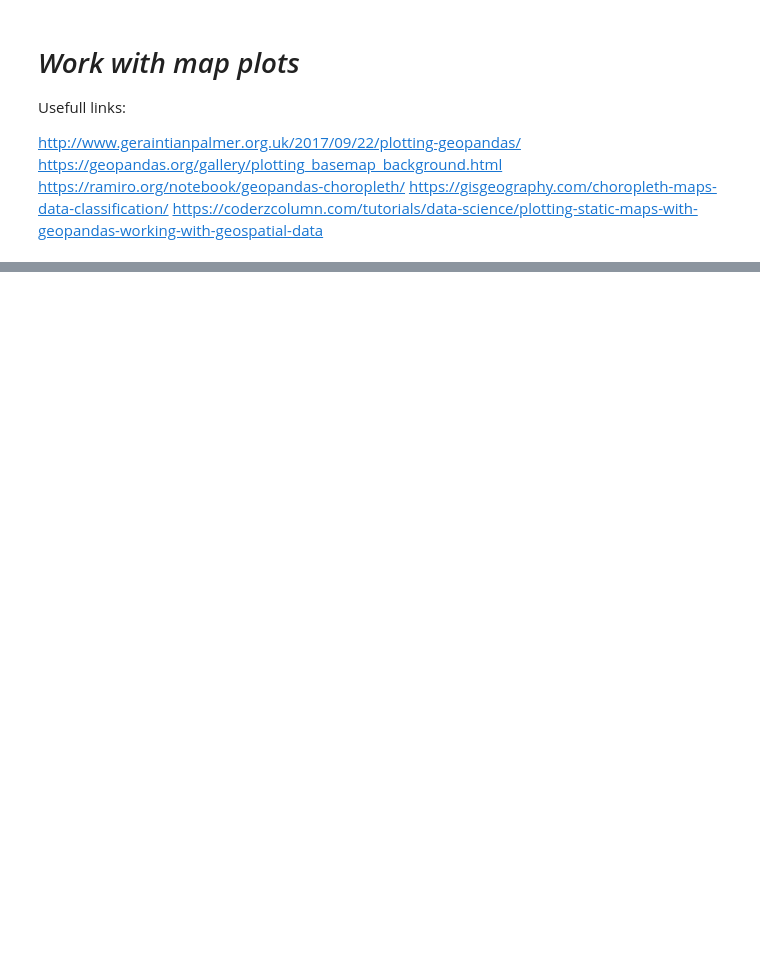
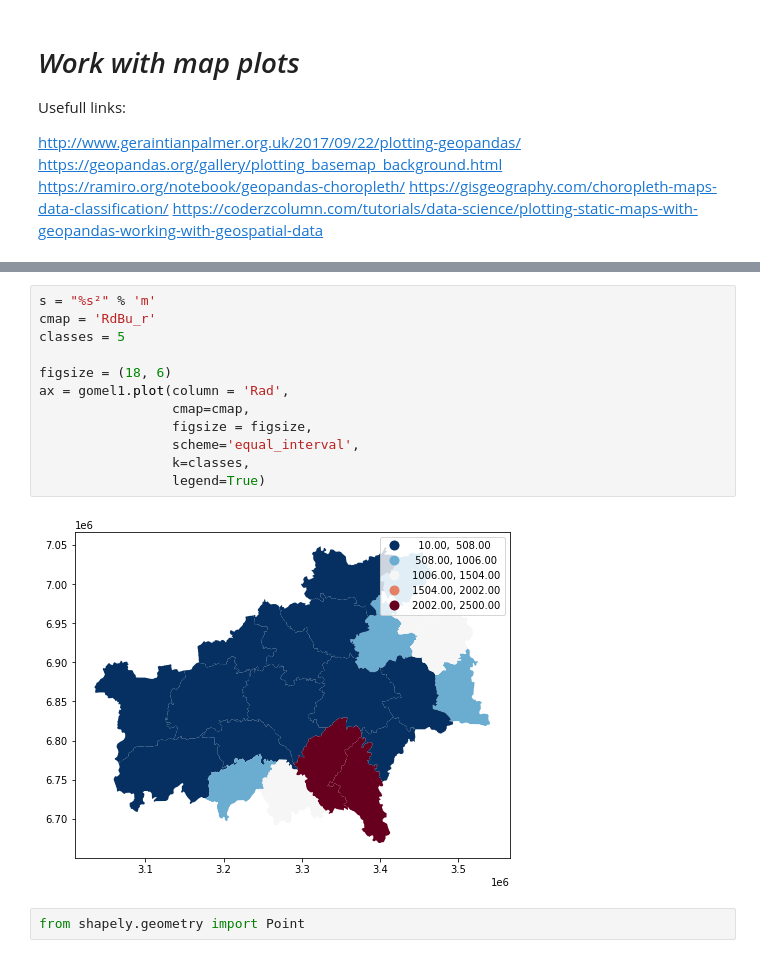
Before and after one commit to ADv0rnik/Data-analysis-for-JER, a Jupyter notebook: Area_of_research_map.ipynb, the cells around one changed output, grey strips where cells are left out. Saved outputs shown, nothing was run; the diff lists cells and outputs as text; blank space fills up the shorter version.

```diff
--- a/Area_of_research_map.ipynb
+++ b/Area_of_research_map.ipynb
@@ -133,3 +238,19 @@ gomel.plot()
+# %%
+s = "%s²" % 'm'
+cmap = 'RdBu_r'
+classes = 5
+
+figsize = (18, 6)
+ax = gomel1.plot(column = 'Rad',
+                 cmap=cmap,
+                 figsize = figsize,
+                 scheme='equal_interval',
+                 k=classes,
+                 legend=True)
+# %% [output]
+[figure, added]
+# %%
+from shapely.geometry import Point
 # %%
 s = "%s²" % 'm'
 cmap = 'RdBu_r'
```
Also changed, not shown: parts of 13 cells of this notebook.
